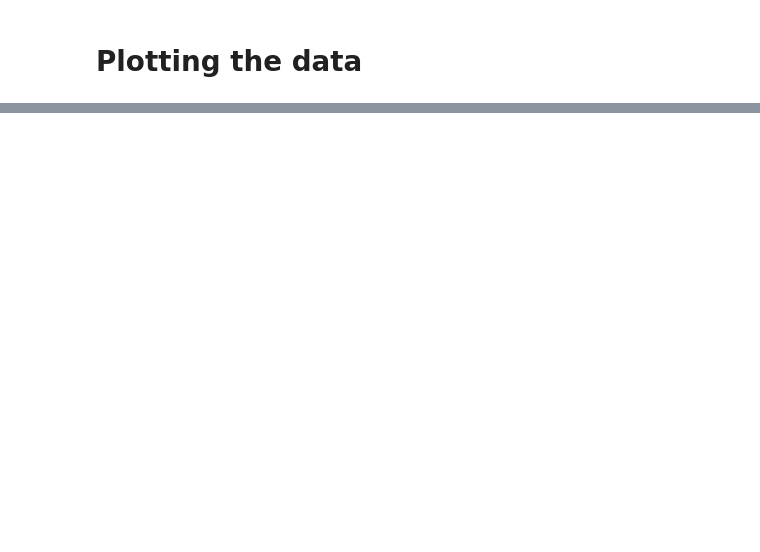
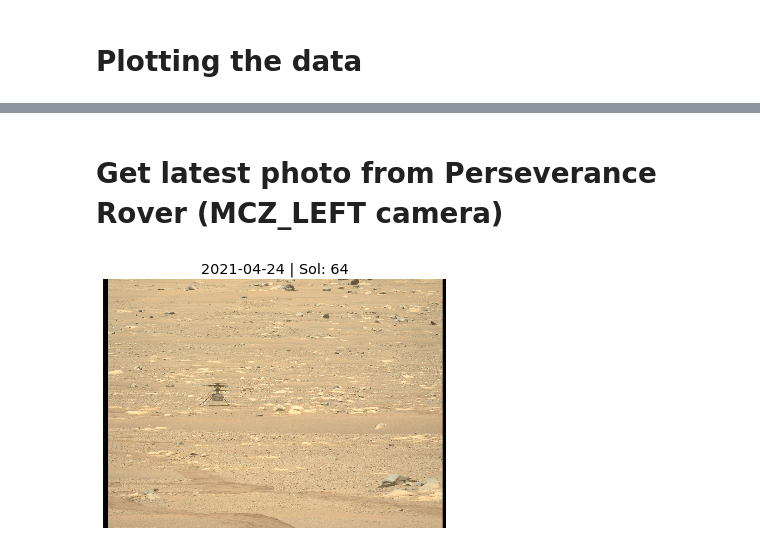
Before and after one commit to carolinecavaliere/MarsWeatherProject, a Jupyter notebook: mars_weather.ipynb, the cells around one changed output, grey strips where cells are left out. Drawn from its saved outputs; the diff is of its cells as text; code cells hidden in the pictures; blank space fills up the shorter version.

```diff
--- a/mars_weather.ipynb
+++ b/mars_weather.ipynb
@@ -267,0 +183,24 @@ print(plt.style.available)
+# %% [markdown]
+# Get latest photo from Perseverance Rover (MCZ_LEFT camera)
+# %%
+perseverancePhotoAPI = 'https://api.nasa.gov/mars-photos/api/v1/rovers/perseverance/latest_photos'
+params = {'camera': 'MCZ_LEFT', 'api_key': "DEMO_KEY"} #specify which camera
+getPhotos = requests.get(perseverancePhotoAPI, params = params) #use requests library to get access to Perseverance API
+loadPhoto = json.loads(getPhotos.text) #load json text into variable
+
+photos = pd.DataFrame(loadPhoto['latest_photos'][0]) #load latest photo into DataFrame
+display = photos['img_src'] #access image link from DataFrame
+
+image = io.imread(display.id) #use Skimage to read image
+
+earth_date = loadPhoto['latest_photos'][0]['earth_date']
+sol = loadPhoto['latest_photos'][0]['sol']
+strSol = str(sol)
+
+plt.subplot() #create plot to display photo
+imshow(image) #display image onto plot
+plt.title(earth_date + ' | Sol: ' + strSol)
+plt.axis('off') #turn off grid lines
+plt.show() #show plot
+# %% [output]
+[figure, added]
```
Also changed, not shown: parts of 24 cells of this notebook.
